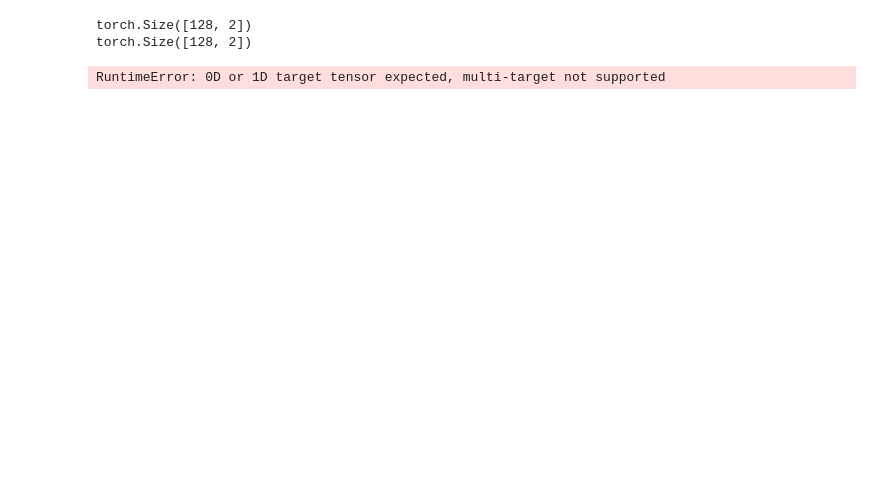
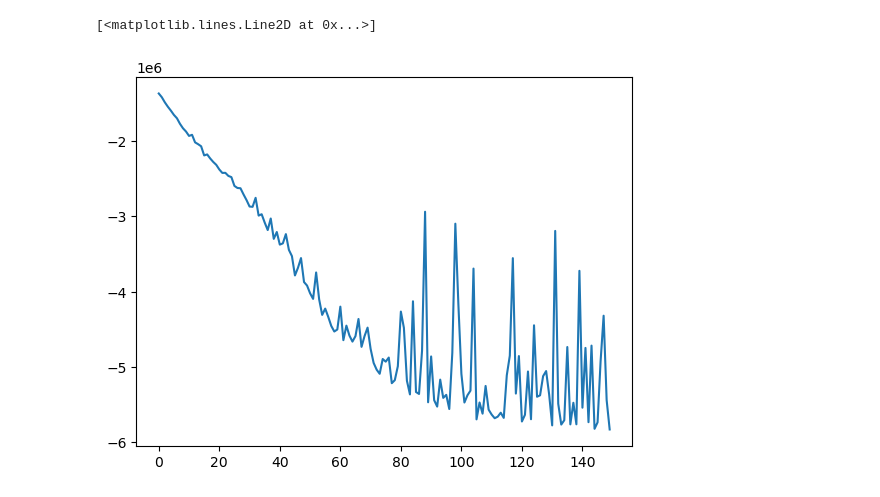
Before and after one commit to AnuR1234/GNN, a Jupyter notebook: Assignment3/normalizing-flows.ipynb, the cells around one changed output. Saved outputs shown, nothing was run; the diff lists cells and outputs as text; code cells hidden in the pictures; blank space fills up the shorter version.

```diff
--- a/Assignment3/normalizing-flows.ipynb
+++ b/Assignment3/normalizing-flows.ipynb
@@ -95,8 +144,9 @@ def import_data(noise=0, random_state=1, shuffle=True, n_test=0.5, name="moons",
 # %%
 X_train, X_test, Y_train, Y_test = import_data(noise=0.1, n_test=0.5,  name="moons")
 # %%
-nvp = RealNVP(2, 5, 5).train_inn(X_train, 512, 100)
+nvp, losses = RealNVP(2, 15, 6).train_inn(X_train, 1024, 150)
-# %% [output]
-torch.Size([128, 2])
-torch.Size([128, 2])
-RuntimeError: 0D or 1D target tensor expected, multi-target not supported
+# %%
+plt.plot(losses)
+# %% [output]
+[<matplotlib.lines.Line2D at 0x...>]
+[figure, added]
```
Also changed, not shown: parts of 4 cells of this notebook.
